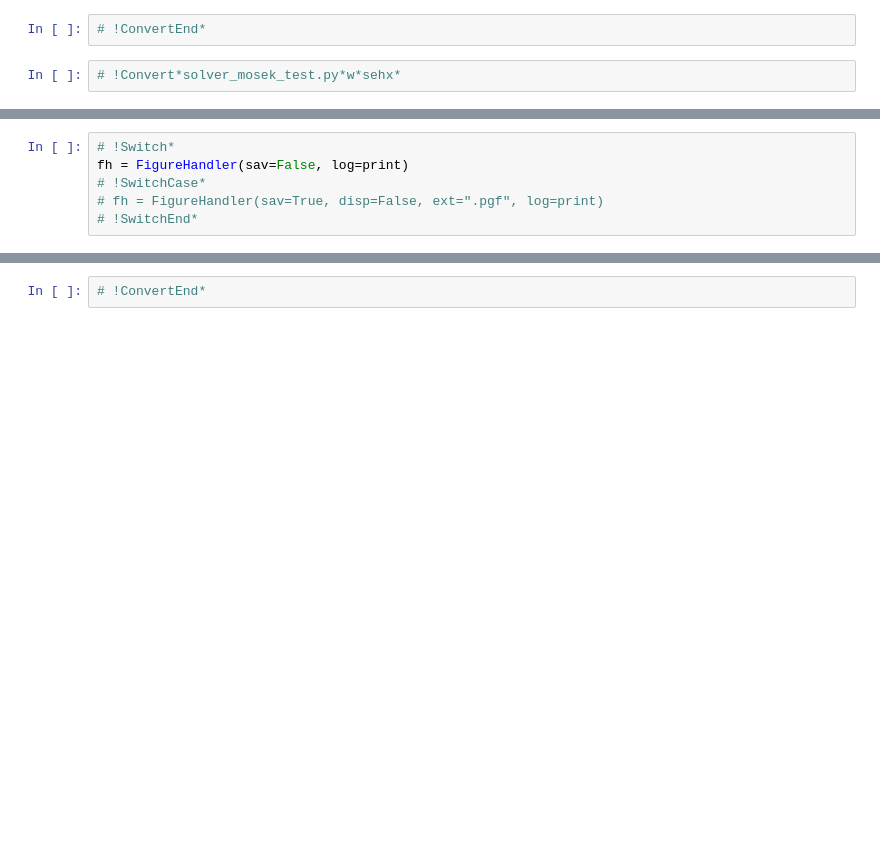
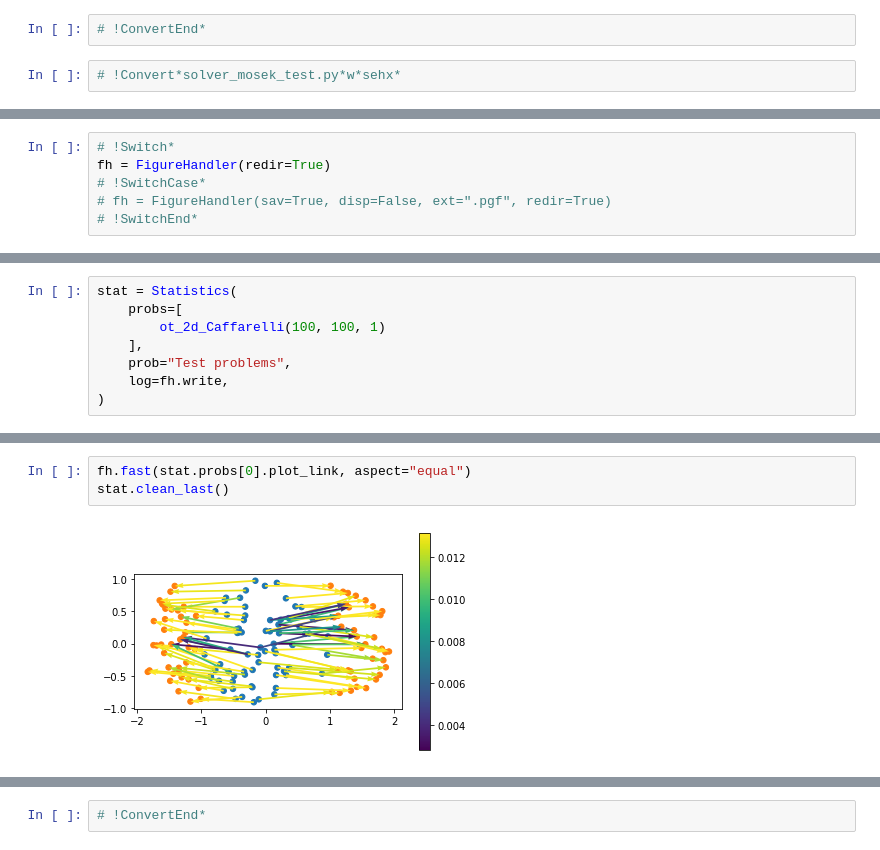
Before and after one commit to pppppass/OptimalTransport, a Jupyter notebook: Codes/solver_mosek.ipynb, the cells around one changed output, grey strips where cells are left out. Drawn from its saved outputs; the diff is of its cells as text; blank space fills up the shorter version.

```diff
--- a/Codes/solver_mosek.ipynb
+++ b/Codes/solver_mosek.ipynb
@@ -149,7 +153,7 @@ def solve_mosek_interior_point(p, *args, **kwargs):
 # !SwitchEnd*
 # %%
 # !Switch*
-fh = FigureHandler(sav=False, log=print)
+fh = FigureHandler(redir=True)
 # !SwitchCase*
-# fh = FigureHandler(sav=True, disp=False, ext=".pgf", log=print)
+# fh = FigureHandler(sav=True, disp=False, ext=".pgf", redir=True)
 # !SwitchEnd*
@@ -183,0 +162,8 @@ solve_mosek_interior_point(prob, log=print, stat=True)
+# %%
+stat = Statistics(
+    probs=[
+        ot_2d_Caffarelli(100, 100, 1)
+    ],
+    prob="Test problems",
+    log=fh.write,
+)
@@ -183,0 +189,5 @@ solve_mosek_interior_point(prob, log=print, stat=True)
+# %%
+fh.fast(stat.probs[0].plot_link, aspect="equal")
+stat.clean_last()
+# %% [output]
+[figure, added]
```
Also changed, not shown: parts of 15 cells of this notebook, 22 other files.
